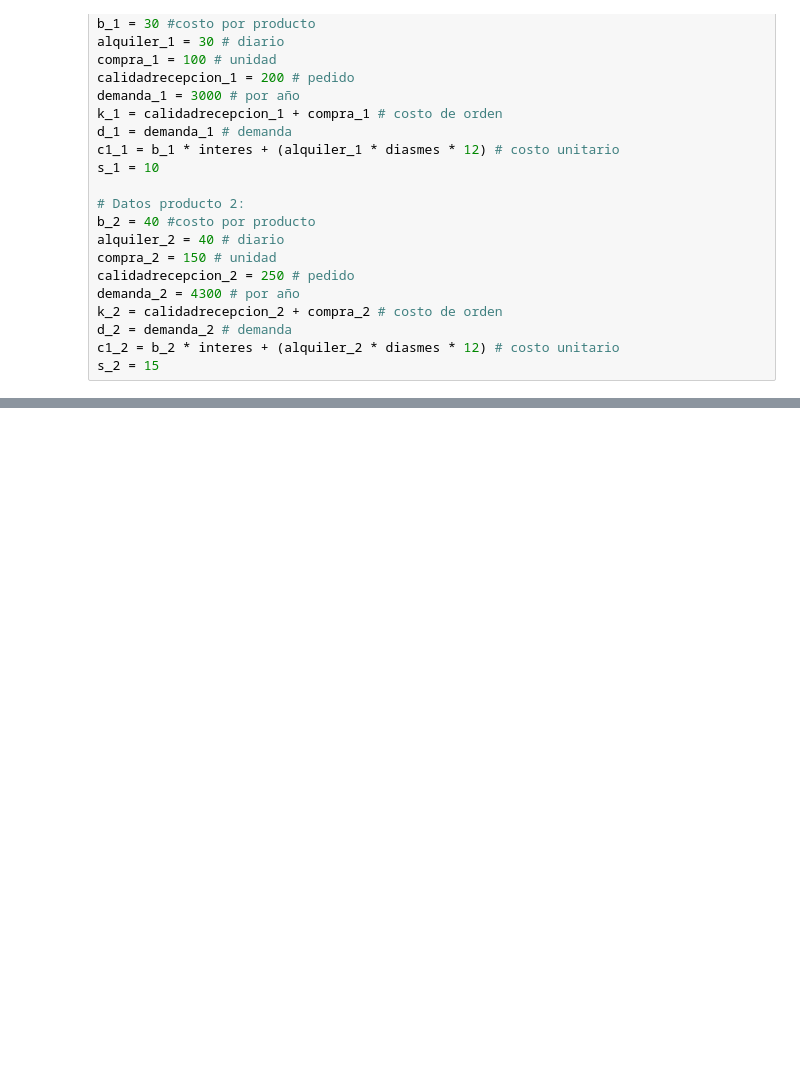
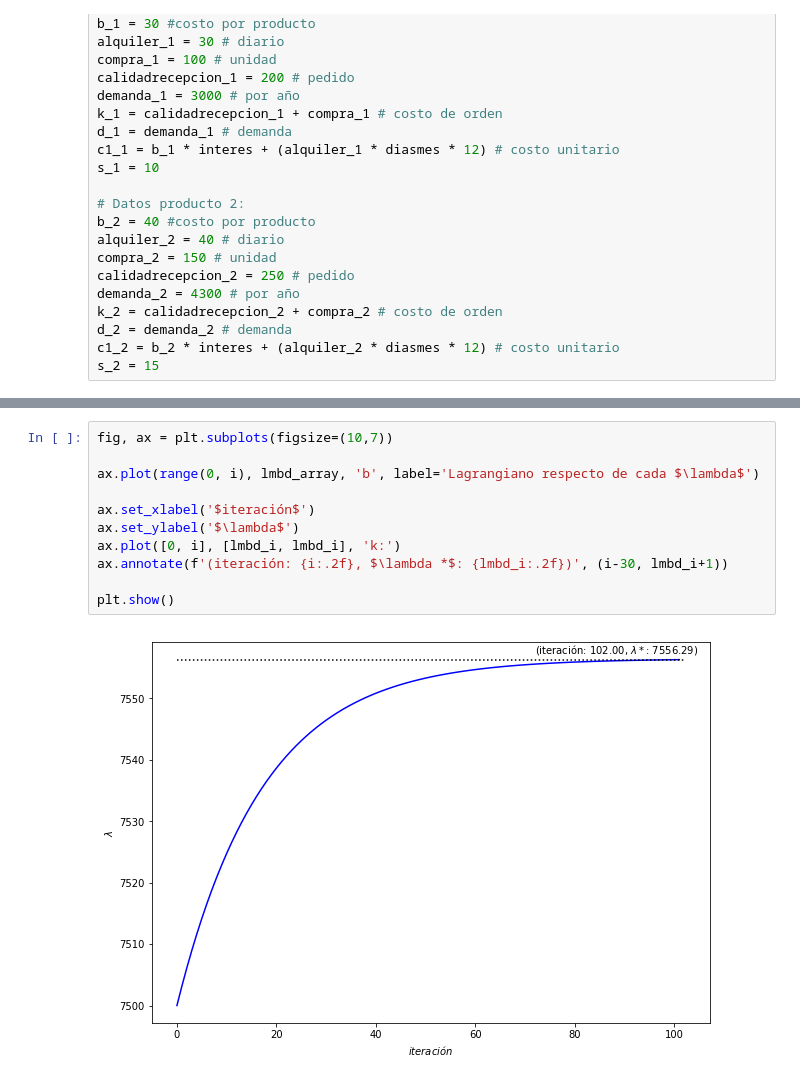
Before and after one commit to rmaranzana/investigacion_operativa, a Jupyter notebook: inventarios/restriccion_espacio.ipynb, the cells around one changed output, grey strips where cells are left out. Saved outputs shown, nothing was run; the diff lists cells and outputs as text; blank space fills up the shorter version.

```diff
--- a/inventarios/restriccion_espacio.ipynb
+++ b/inventarios/restriccion_espacio.ipynb
@@ -106,0 +165,13 @@ plt.show()
+# %%
+fig, ax = plt.subplots(figsize=(10,7))
+
+ax.plot(range(0, i), lmbd_array, 'b', label='Lagrangiano respecto de cada $\lambda$')
+
+ax.set_xlabel('$iteración$')
+ax.set_ylabel('$\lambda$')
+ax.plot([0, i], [lmbd_i, lmbd_i], 'k:')
+ax.annotate(f'(iteración: {i:.2f}, $\lambda *$: {lmbd_i:.2f})', (i-30, lmbd_i+1))
+
+plt.show()
+# %% [output]
+[figure, added]
```
Also changed, not shown: parts of 4 cells of this notebook.
